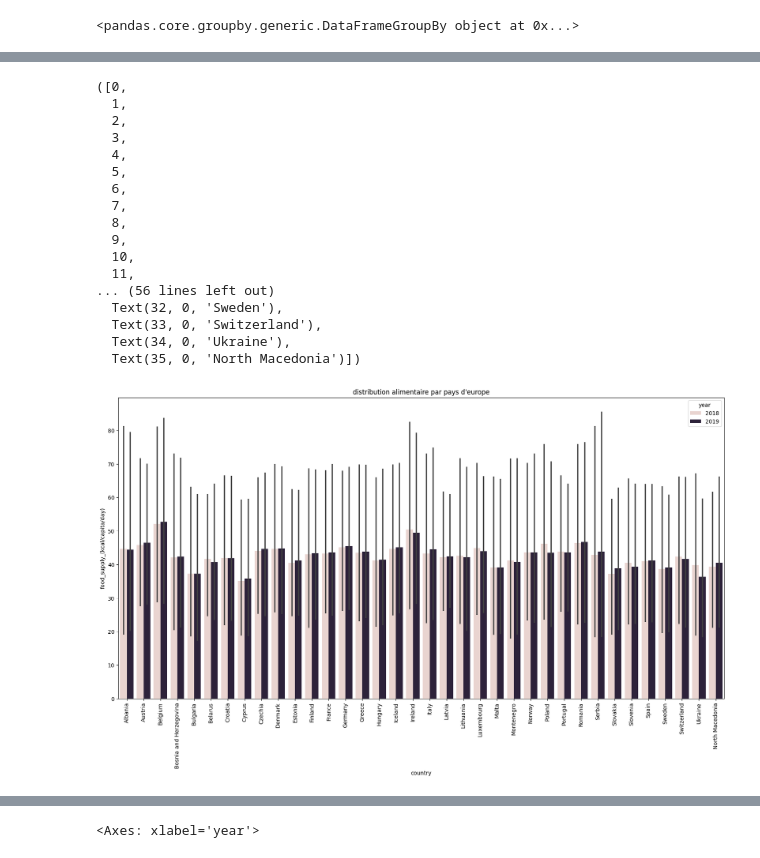
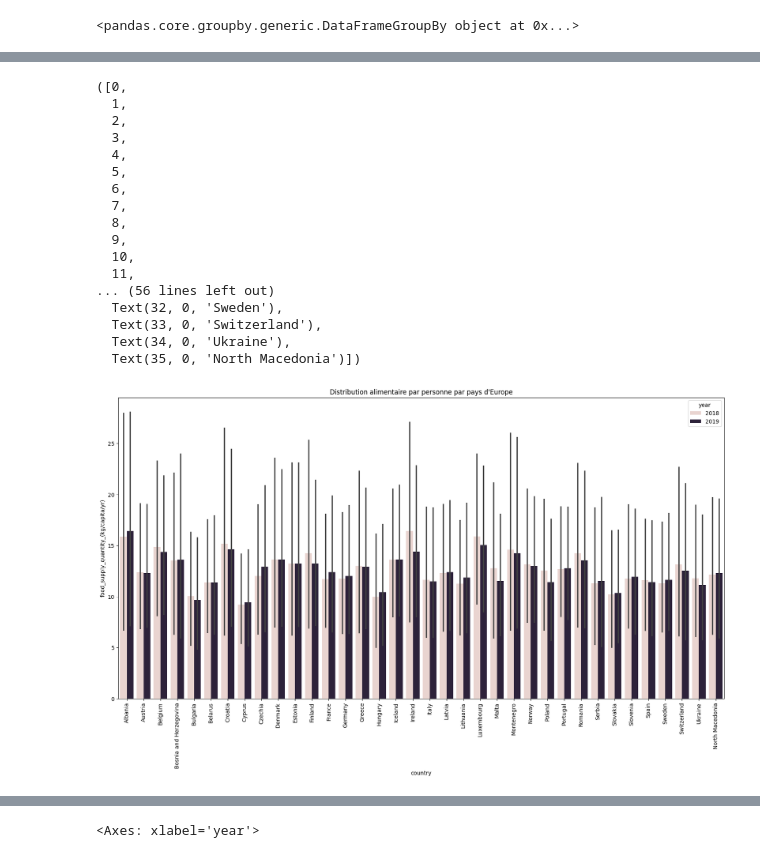
Before and after one commit to t7bo/projet-brief-pandas, a Jupyter notebook: deb.ipynb, the cells around one changed output, grey strips where cells are left out. Drawn from its saved outputs; the diff is of its cells as text; code cells hidden in the pictures.

```diff
--- a/deb.ipynb
+++ b/deb.ipynb
@@ -699,26 +701,26 @@ plt.show()
 # %%
 filtre_continent = final_df['continent'] == 'Europe'
 europe = final_df[filtre_continent]
 plt.figure(figsize=(20,10))
-plt.title("distribution alimentaire par pays d'europe")
-sns.barplot(x = 'country', y ='food_supply_(kcal/capita/day)', data=europe, hue='year')
+plt.title("Distribution alimentaire par personne par pays d'Europe")
+sns.barplot(x = 'country', y ='food_supply_quantity_(kg/capita/yr)', data=europe, hue='year')
 plt.xticks(rotation=90)
 # %% [output]
 ([0,
   1,
   2,
   3,
   4,
   5,
   6,
   7,
   8,
   9,
   10,
   11,
 ... (56 lines left out)
   Text(32, 0, 'Sweden'),
   Text(33, 0, 'Switzerland'),
   Text(34, 0, 'Ukraine'),
   Text(35, 0, 'North Macedonia')])
-[figure, old version]
+[figure, new version]
```
Also changed, not shown: parts of 24 cells of this notebook, 2 other files.
